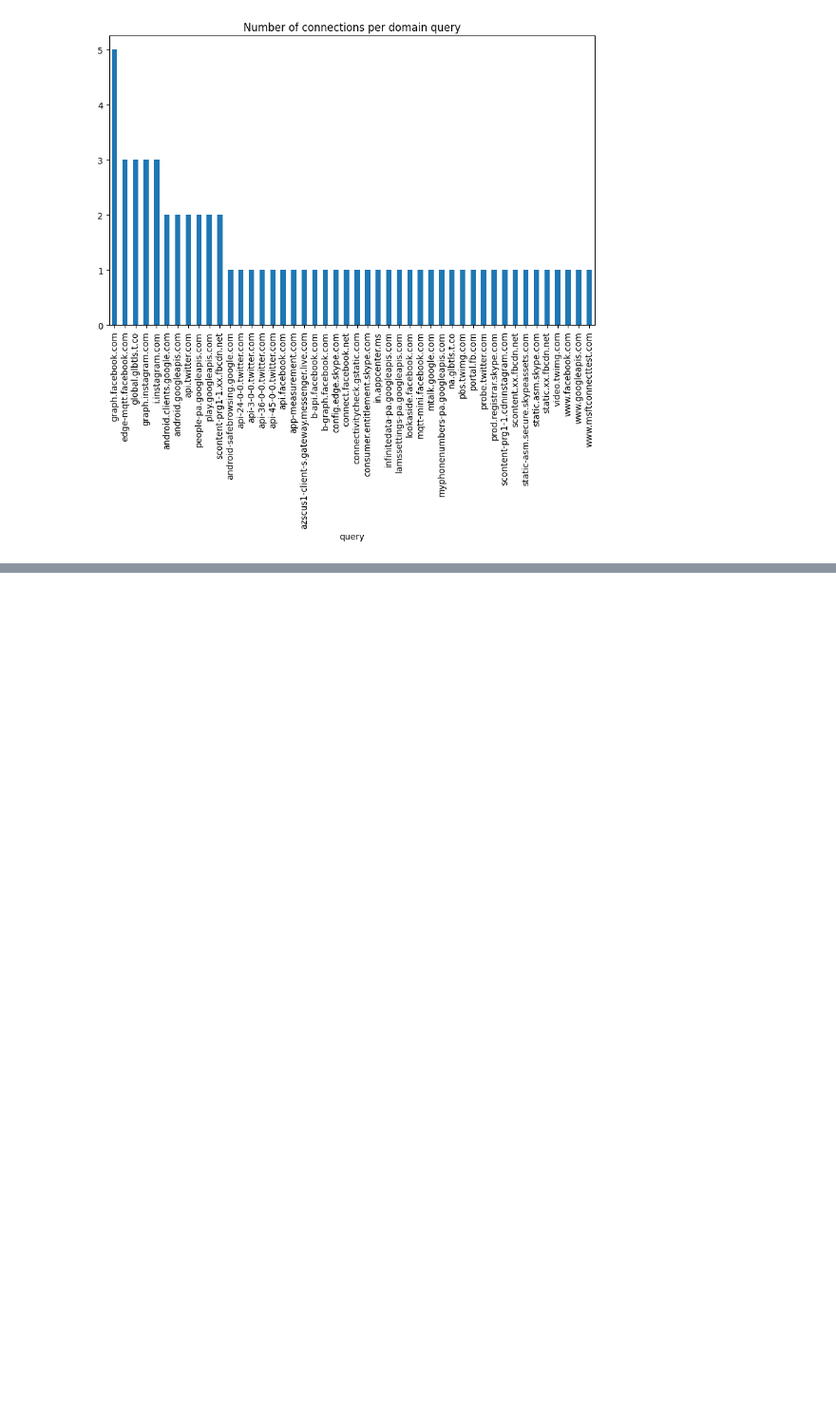
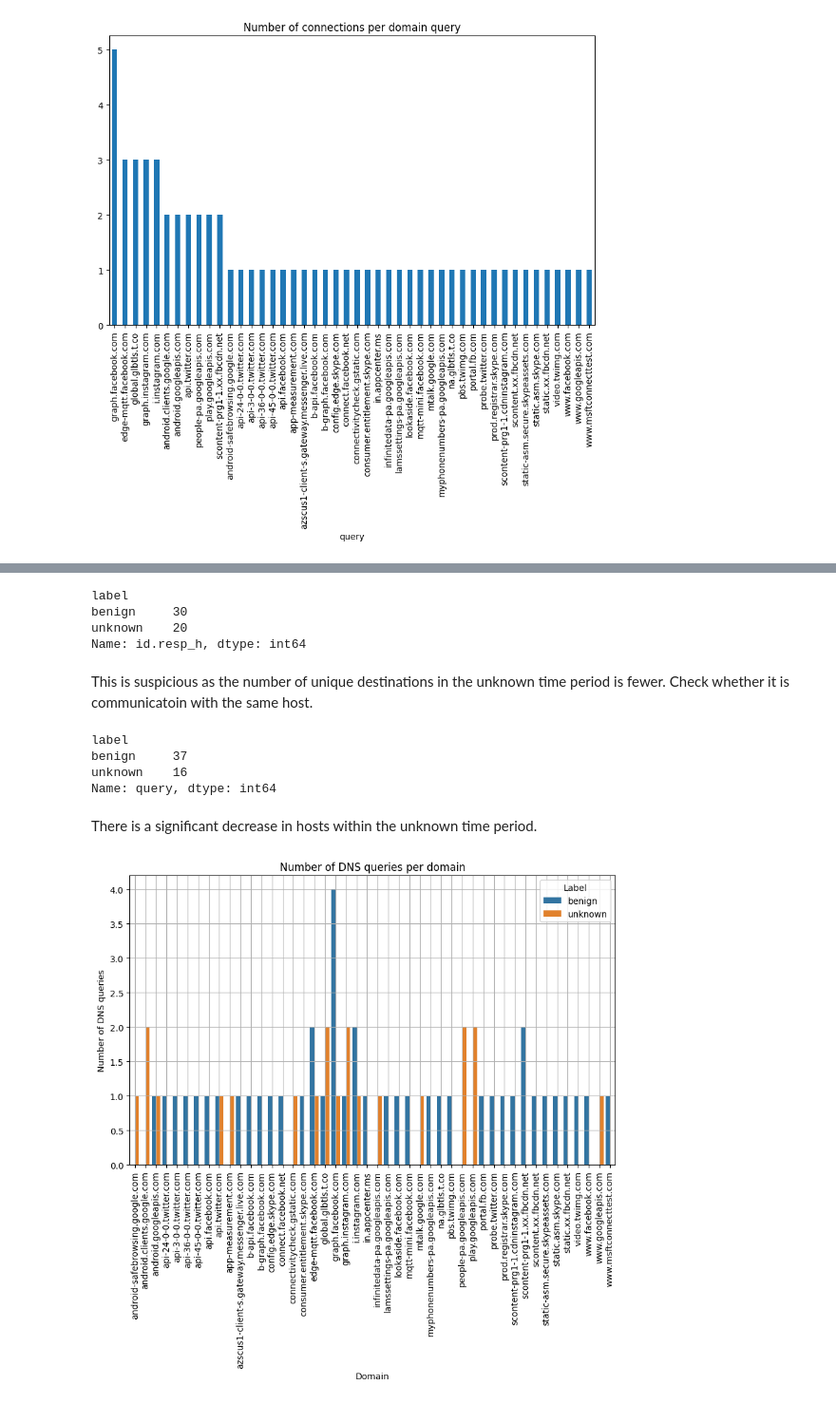
Before and after one commit to JakubTehlar/stratosphere_ml_challenge, a Jupyter notebook: analysis.ipynb, the cells around one changed output, grey strips where cells are left out. Shown at 95% size. Saved outputs shown, nothing was run; the diff lists cells and outputs as text; code cells hidden in the pictures; blank space fills up the shorter version.

```diff
--- a/analysis.ipynb
+++ b/analysis.ipynb
@@ -121,0 +261,16 @@ Text(0.5, 1.0, 'Number of connections per domain query')
+# %%
+# Let's analyze the traffic after the first 4 minutes - the unknown data
+start_time_unknown = start_time + pd.Timedelta(minutes=4)
+
+# Drop the index
+# conn_df.reset_index(inplace=True)
+
+# # Filter the dataframes to only include data after the first 4 minutes
+# conn_df_unknown = conn_df[conn_df["ts"] >= start_time_unknown]
+# dns_df_unknown = dns_df[dns_df["ts"] >= start_time_unknown]
+# http_df_unknown = http_df[http_df["ts"] >= start_time_unknown]
+# ssl_df_unknown = ssl_df[ssl_df["ts"] >= start_time_unknown]
+# files_df_unknown = files_df[files_df["ts"] >= start_time_unknown]
+# %%
+conn_df["label"] = np.where(conn_df["ts"] < start_time_unknown, "benign", "unknown")
+dns_df["label"] = np.where(dns_df["ts"] < start_time_unknown, "benign", "unknown")
@@ -121,0 +309,33 @@ Text(0.5, 1.0, 'Number of connections per domain query')
+# %%
+conn_df.groupby("label")["id.resp_h"].nunique()
+# %% [output]
+label
+benign     30
+unknown    20
+Name: id.resp_h, dtype: int64
+# %% [markdown]
+This is suspicious as the number of unique destinations in the unknown time period is fewer. Check whether it is communicatoin with the same host.
+# %%
+dns_df.groupby("label")["query"].nunique()
+# %% [output]
+label
+benign     37
+unknown    16
+Name: query, dtype: int64
+# %% [markdown]
+There is a significant decrease in hosts within the unknown time period.
+# %%
+# Let's plot a histogram of DNS queries for each domain in the benign and unkown time period
+import seaborn as sns
+dns_df["domain"] = dns_df["query"]
+plt.figure(figsize=(10, 6))
+sns.countplot(data=dns_df, x="domain", hue="label")
+plt.title("Number of DNS queries per domain")
+plt.xlabel("Domain")
+plt.ylabel("Number of DNS queries")
+plt.xticks(rotation=90)
+plt.legend(title="Label")
+plt.grid()
+plt.show()
+# %% [output]
+[figure, added]
```
Also changed, not shown: parts of 23 cells of this notebook.
